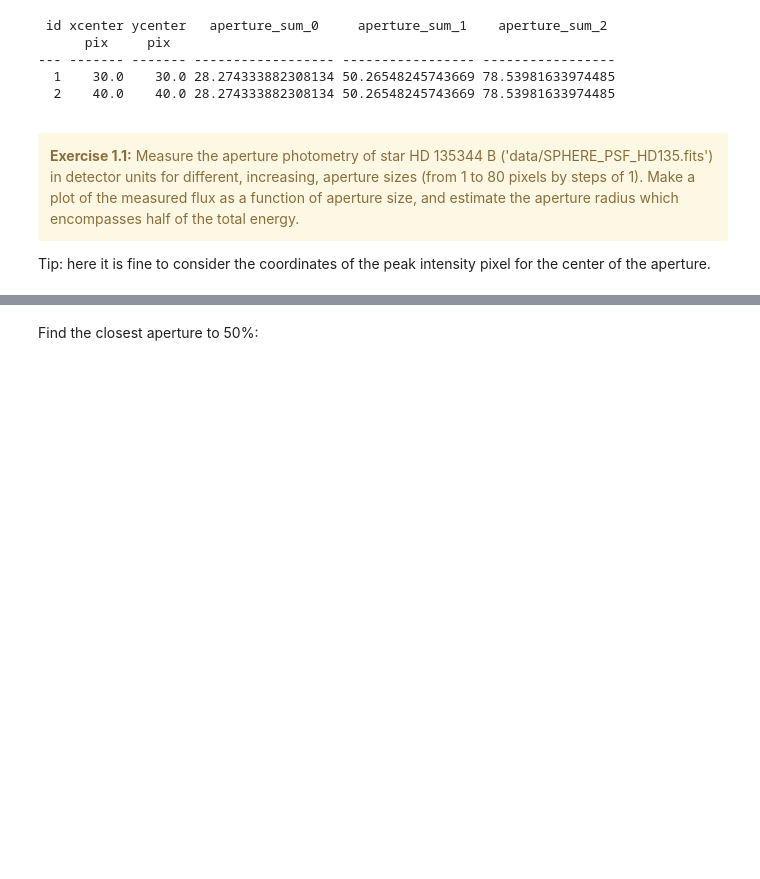
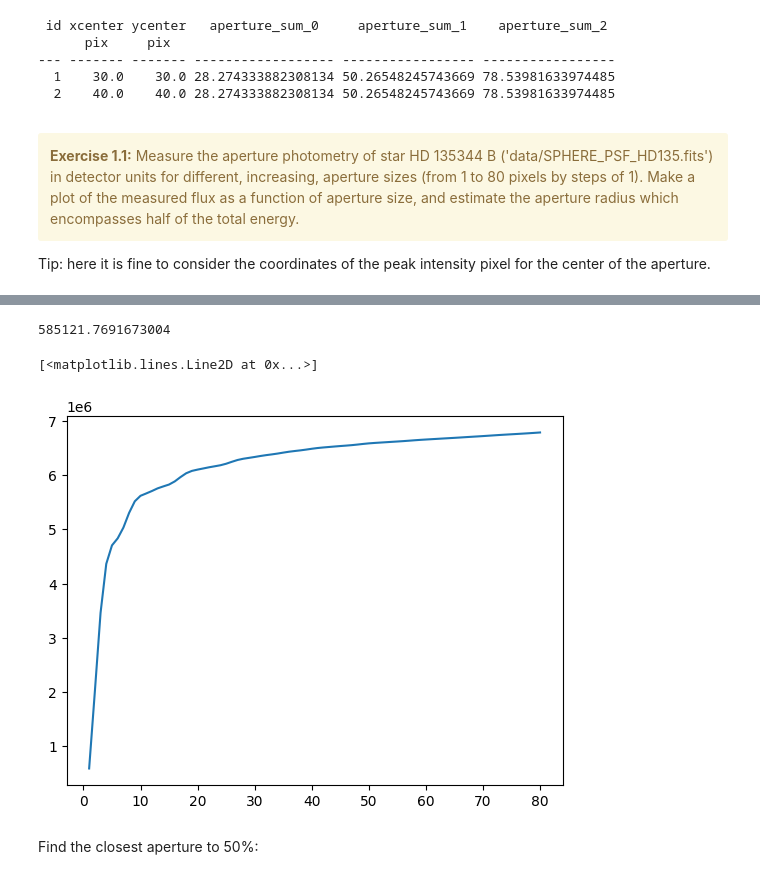
Before and after one commit to SPAT0086/Ongoing, a Jupyter notebook: 07_Photometry/07_Photometry.ipynb, the cells around one changed output, grey strips where cells are left out. Saved outputs shown, nothing was run; the diff lists cells and outputs as text; code cells hidden in the pictures; blank space fills up the shorter version.

```diff
--- a/07_Photometry/07_Photometry.ipynb
+++ b/07_Photometry/07_Photometry.ipynb
@@ -158,0 +184,7 @@ Tip: here it is fine to consider the coordinates of the peak intensity pixel for
+# %%
+radii = range(1, 81)
+position = (cx, cy)
+apertures = [CircularAperture(position, r=r) for r in radii]
+# %%
+phot_table = aperture_photometry(image, apertures)
+phot_table
@@ -159,2 +197,12 @@ Tip: here it is fine to consider the coordinates of the peak intensity pixel for
+# %%
+phot_table['aperture_sum_{}'.format(0)][0]
+# %% [output]
+585121.7691673004
+# %%
+fluxes = [phot_table['aperture_sum_{}'.format(r-1)][0] for r in radii]
+plt.plot(radii, fluxes)
+# %% [output]
+[<matplotlib.lines.Line2D at 0x...>]
+[figure, added]
 # %% [markdown]
 Find the closest aperture to 50%:
```
Also changed, not shown: parts of 14 cells of this notebook, 7 other files.
